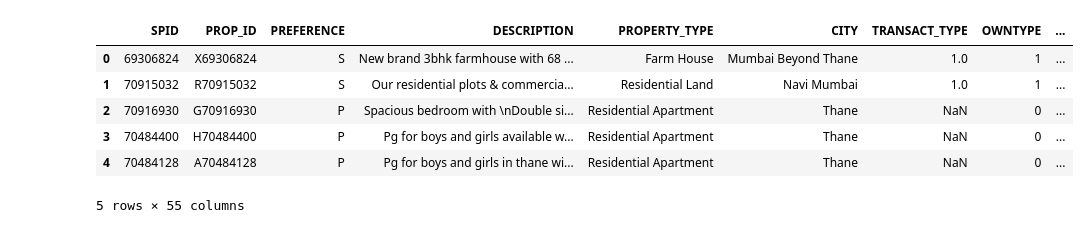
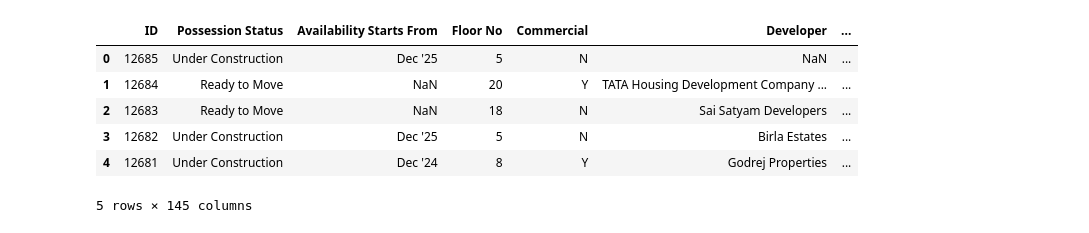
Before and after one commit to keyuragravat/Real_Estate_Project, a Jupyter notebook: real_estate_project.ipynb, the cells around one changed output. Saved outputs shown, nothing was run; the diff lists cells and outputs as text; code cells hidden in the pictures.

```diff
--- a/real_estate_project.ipynb
+++ b/real_estate_project.ipynb
@@ -7,11 +9,11 @@ import seaborn as sns
 # %%
-dataset = pd.read_csv('mumbai_real_estate_prices.csv')
+dataset = pd.read_csv('C:/Users/ABC/OneDrive/Desktop/GitHub_Project/Real_estate_project/properties.csv')
 dataset.head()
 # %% [output]
-|  | SPID | PROP_ID | PREFERENCE | DESCRIPTION | PROPERTY_TYPE | CITY | TRANSACT_TYPE | OWNTYPE | ... |
-| 0 | 69306824 | X69306824 | S | New brand 3bhk farmhouse with 68 ... | Farm House | Mumbai Beyond Thane | 1.0 | 1 | ... |
-| 1 | 70915032 | R70915032 | S | Our residential plots & commercia... | Residential Land | Navi Mumbai | 1.0 | 1 | ... |
-| 2 | 70916930 | G70916930 | P | Spacious bedroom with \nDouble si... | Residential Apartment | Thane | NaN | 0 | ... |
-| 3 | 70484400 | H70484400 | P | Pg for boys and girls available w... | Residential Apartment | Thane | NaN | 0 | ... |
-| 4 | 70484128 | A70484128 | P | Pg for boys and girls in thane wi... | Residential Apartment | Thane | NaN | 0 | ... |
+|  | ID | Possession Status | Availability Starts From | Floor No | Commercial | Developer | ... |
+| 0 | 12685 | Under Construction | Dec '25 | 5 | N | NaN | ... |
+| 1 | 12684 | Ready to Move | NaN | 20 | Y | TATA Housing Development Company ... | ... |
+| 2 | 12683 | Ready to Move | NaN | 18 | N | Sai Satyam Developers | ... |
+| 3 | 12682 | Under Construction | Dec '25 | 5 | N | Birla Estates | ... |
+| 4 | 12681 | Under Construction | Dec '24 | 8 | Y | Godrej Properties | ... |
-5 rows × 55 columns
+5 rows × 145 columns
```
Also changed, not shown: parts of 50 cells of this notebook.
